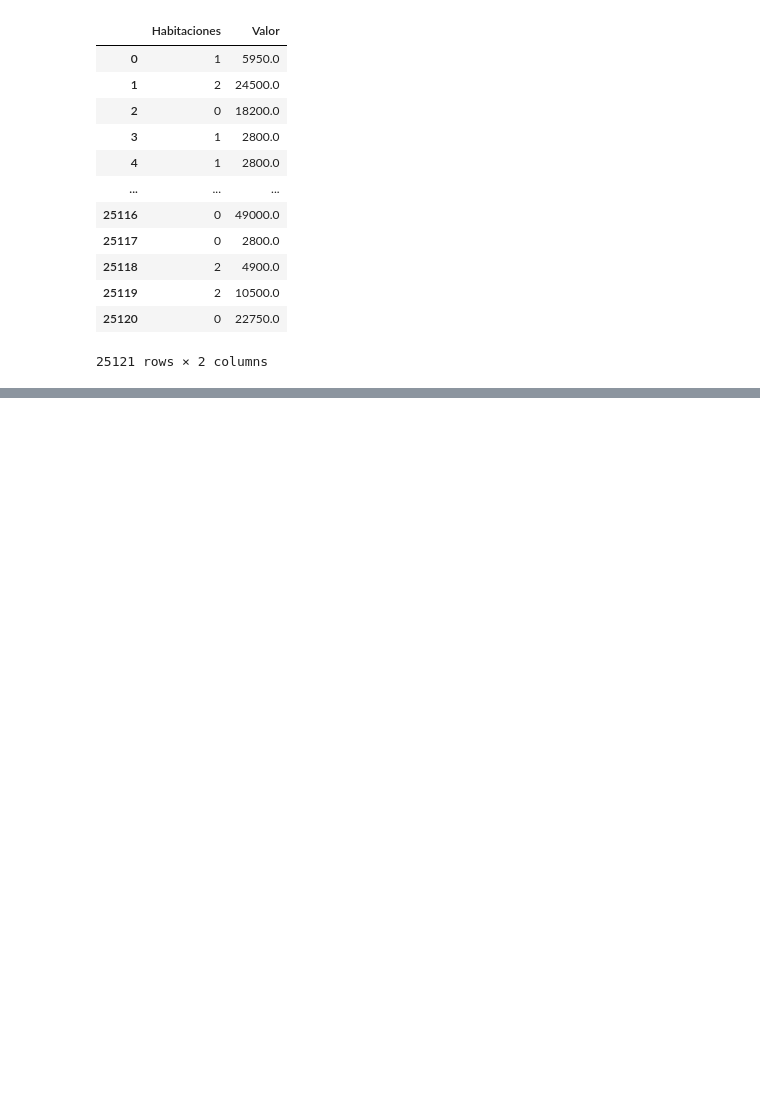
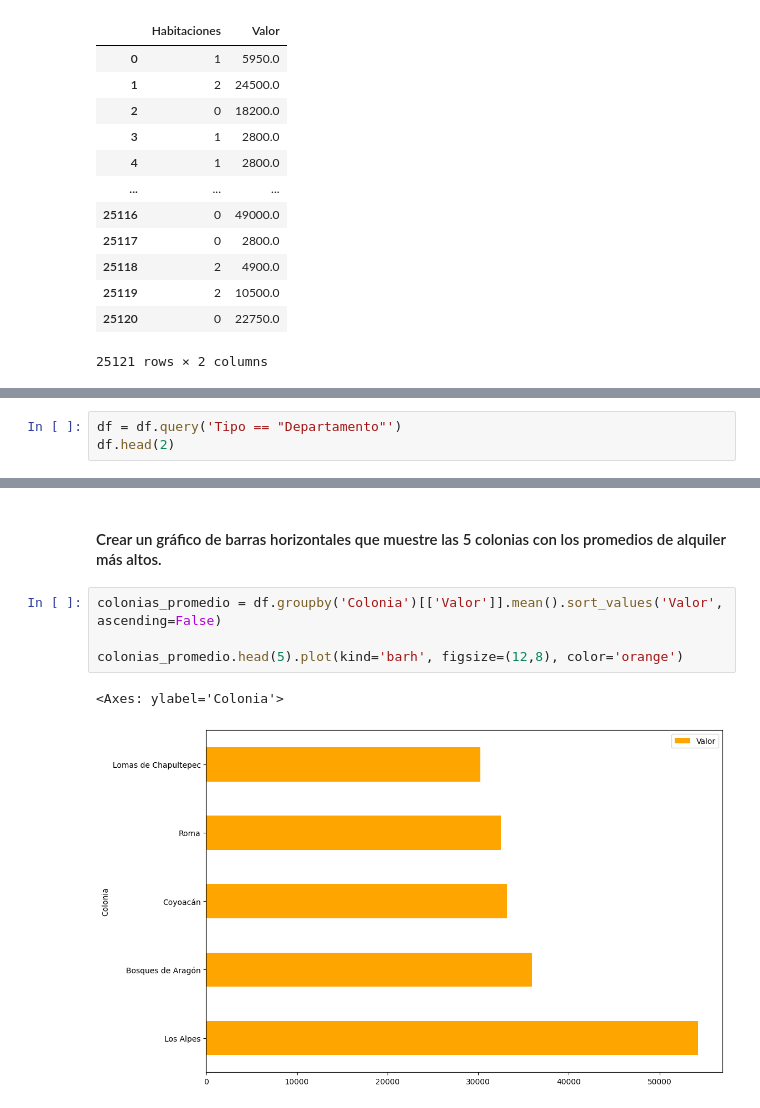
Before and after one commit to diego2003-her14/cursos-alura-ciencia-de-datos, a Jupyter notebook: inmuebles_cdmx.ipynb, the cells around one changed output, grey strips where cells are left out. Cells and saved outputs as stored; diff of their text form; blank space fills up the shorter version.

```diff
--- a/inmuebles_cdmx.ipynb
+++ b/inmuebles_cdmx.ipynb
@@ -174,0 +373,3 @@ datos[['Habitaciones', 'Valor']] # se pone dos corchetes [] porque estoy pasando
+# %%
+df = df.query('Tipo == "Departamento"')
+df.head(2)
@@ -174,0 +439,9 @@ datos[['Habitaciones', 'Valor']] # se pone dos corchetes [] porque estoy pasando
+# %% [markdown]
+#### Crear un gráfico de barras horizontales que muestre las 5 colonias con los promedios de alquiler más altos.
+# %%
+colonias_promedio = df.groupby('Colonia')[['Valor']].mean().sort_values('Valor', ascending=False)
+
+colonias_promedio.head(5).plot(kind='barh', figsize=(12,8), color='orange')
+# %% [output]
+<Axes: ylabel='Colonia'>
+[figure, added]
```
Also changed, not shown: parts of 29 cells of this notebook.
